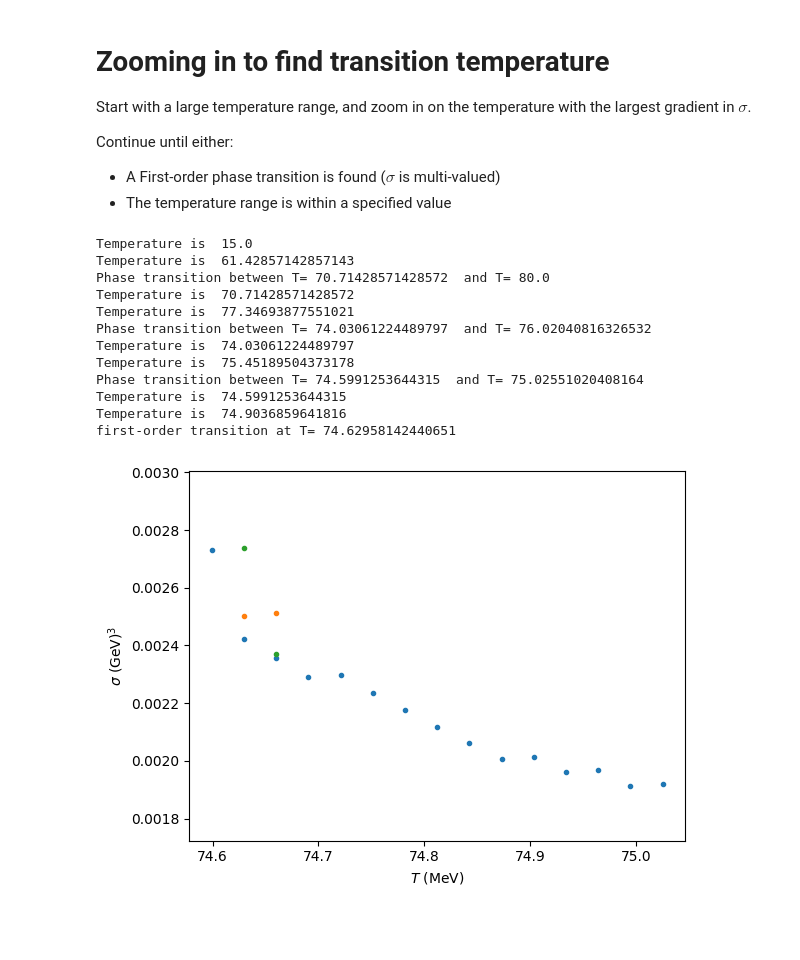
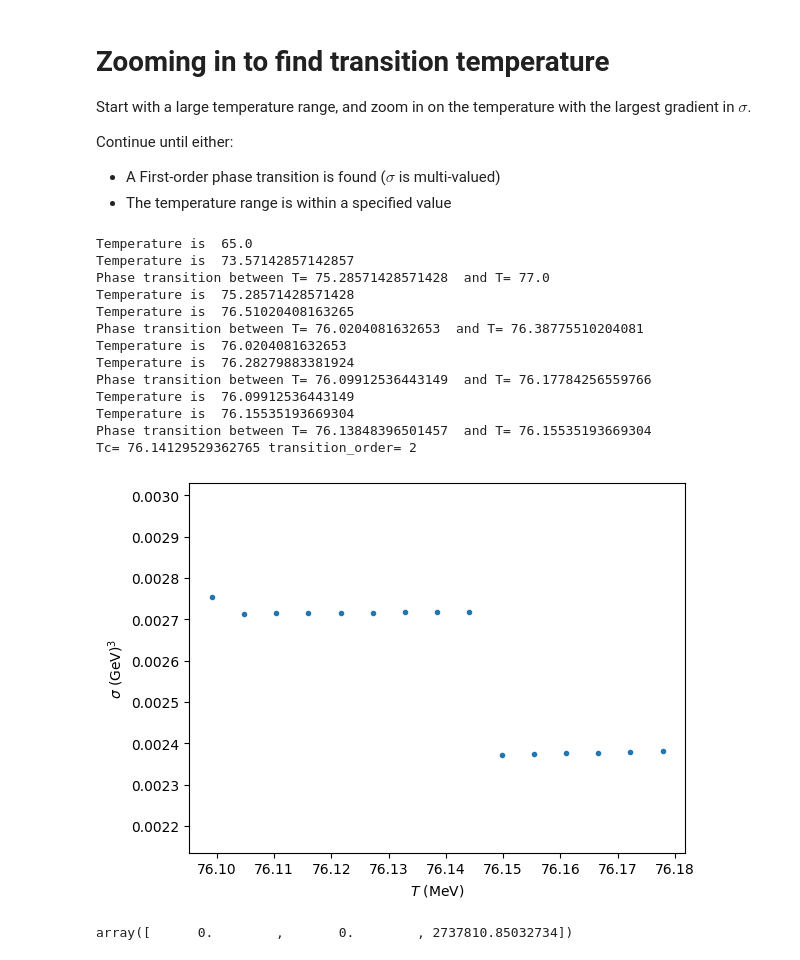
Before and after one commit to seanbartz/DilatonMixingParallel, a Jupyter notebook: sigma_vs_T.ipynb, the cells around one changed output. Drawn from its saved outputs; the diff is of its cells as text; code cells hidden in the pictures; blank space fills up the shorter version.

```diff
--- a/sigma_vs_T.ipynb
+++ b/sigma_vs_T.ipynb
@@ -439,7 +441,3 @@ def sigma_of_T(mq_input,mq_tolerance,T,mu,lambda1,d0_lower,d0_upper,ui):
         sigma_values=np.pad(sigma_values,(0,3-len(sigma_values)),'constant')
 
     return sigma_values,np.max(d0_array),np.min(d0_array),d0_approx_list
-# %%
-# T=100
-sig,_,_,d0_estimate=sigma_of_T(9,0.01,T,0,6.5,0,10,1e-2)
-print(sig**(1/3))
@@ -498,14 +482,14 @@ def sigma_temp_scan(mq_input,mq_tolerance,lambda1,mu,tmin,tmax,numtemps):
         d0_lower=max(0,d0_min/2)
     return T_array,sigma_array
 # %%
-tmin=60
-tmax=74.7
+tmin=76
+tmax=77
 numtemps=100
 
 lambda1=5
 mq_input=9
-mq_tolerance=0.1
-mu=256
+mq_tolerance=0.01
+mu=240
 
 T_array, sigma_array = sigma_temp_scan(mq_input,mq_tolerance,lambda1,mu,tmin,tmax,numtemps)
 
@@ -579,14 +563,14 @@ Continue until either:
 # find the index where the gradient of sigma_array[0,:] is most negative
 # this is the index where the approximate transition temperature is
 
-tmin=15
-tmax=80
+tmin=65
+tmax=77
 numtemps=15
 
 lambda1=5
 mq_input=9
 mq_tolerance=0.1
-mu=256
+mu=240
 
 def sigma_zoom(mq_input,mq_tolerance, lambda1,mu,tmin,tmax,numtemps):
 
@@ -606,51 +590,61 @@ def sigma_zoom(mq_input,mq_tolerance, lambda1,mu,tmin,tmax,numtemps):
             max_index=len(sigma_array[1,:])-1
         else:
             max_index=transition_index+2
+
         min_index=max(0,transition_index-1)
+        if max_index == transition_index:
+            transition_index=transition_index-1
         # print("indices are ",min_index,max_index)
-        if np.max(sigma_array[1,min_index:max_index])>0:
+        if np.max(sigma_array[1,transition_index:max_index])>0:
             # the transition is first-order
             order = 1
             # the transition index is the smallest index in this range where sigma_array[1,:] is nonzero
             nonzero_indices=np.where(sigma_array[1,:]!=0)[0]
             #keep only the elements of nonzero_indices that are greater than or equal to transition_index-1 and less than or equal to max_index
             nonzero_indices=nonzero_indices[(nonzero_indices>=transition_index-1) & (nonzero_indices<=max_index)]
             #the transition occurs at the smallest of these temperatures
             transition_index=nonzero_indices[0]
             print('first-order transition at T=',T_array[transition_index])
         else:
             # no evidence of a first-order transition
             # the transition is in the range of T_array[transition_index-1] to T_array[transition_index+1]
             print('Phase transition between T=',T_array[min_index],' and T=',T_array[min(max_index,len(T_array)-1)])
             tmin=T_array[max(0,transition_index-1)]
             tmax=T_array[min(max_index,len(T_array)-1)]
         Tc= 0.5*(T_array[transition_index]+T_array[transition_index-1])
         delta_Tc=(T_array[transition_index]-T_array[transition_index-1])/2
     return(T_array,sigma_array,Tc,delta_Tc,order)
 
 T_array,sigma_array,Tc,delta_Tc,transition_order=sigma_zoom(mq_input,mq_tolerance, lambda1,mu,tmin,tmax,numtemps)
 
+print("Tc=", Tc, "transition_order=",transition_order)
+
 plt.plot(T_array,sigma_array[0,:]/1e9,'.')
 plt.plot(T_array,sigma_array[1,:]/1e9,'.')
 plt.plot(T_array,sigma_array[2,:]/1e9,'.')
 plt.ylim(0.9*min(sigma_array[0,:]/1e9),1.1*max(sigma_array[0,:]/1e9))
 plt.xlabel('$T$ (MeV)')
 plt.ylabel('$\sigma$ (GeV)$^3$')
 plt.show()
 # %% [output]
-Temperature is  15.0
-Temperature is  61.42857142857143
-Phase transition between T= 70.71428571428572  and T= 80.0
-Temperature is  70.71428571428572
-Temperature is  77.34693877551021
-Phase transition between T= 74.03061224489797  and T= 76.02040816326532
-Temperature is  74.03061224489797
-Temperature is  75.45189504373178
-Phase transition between T= 74.5991253644315  and T= 75.02551020408164
-Temperature is  74.5991253644315
-Temperature is  74.9036859641816
-first-order transition at T= 74.62958142440651
+Temperature is  65.0
+Temperature is  73.57142857142857
+Phase transition between T= 75.28571428571428  and T= 77.0
+Temperature is  75.28571428571428
+Temperature is  76.51020408163265
+Phase transition between T= 76.0204081632653  and T= 76.38775510204081
+Temperature is  76.0204081632653
+Temperature is  76.28279883381924
+Phase transition between T= 76.09912536443149  and T= 76.17784256559766
+Temperature is  76.09912536443149
+Temperature is  76.15535193669304
+Phase transition between T= 76.13848396501457  and T= 76.15535193669304
+Tc= 76.14129529362765 transition_order= 2
-[figure, old version]
+[figure, new version]
+# %%
+(sigma_array[2,index-1:index+2])
+# %% [output]
+array([      0.        ,       0.        , 2737810.85032734])
 # %%
 
 mu=0
```
Also changed, not shown: parts of 15 cells of this notebook, 14 other files.
